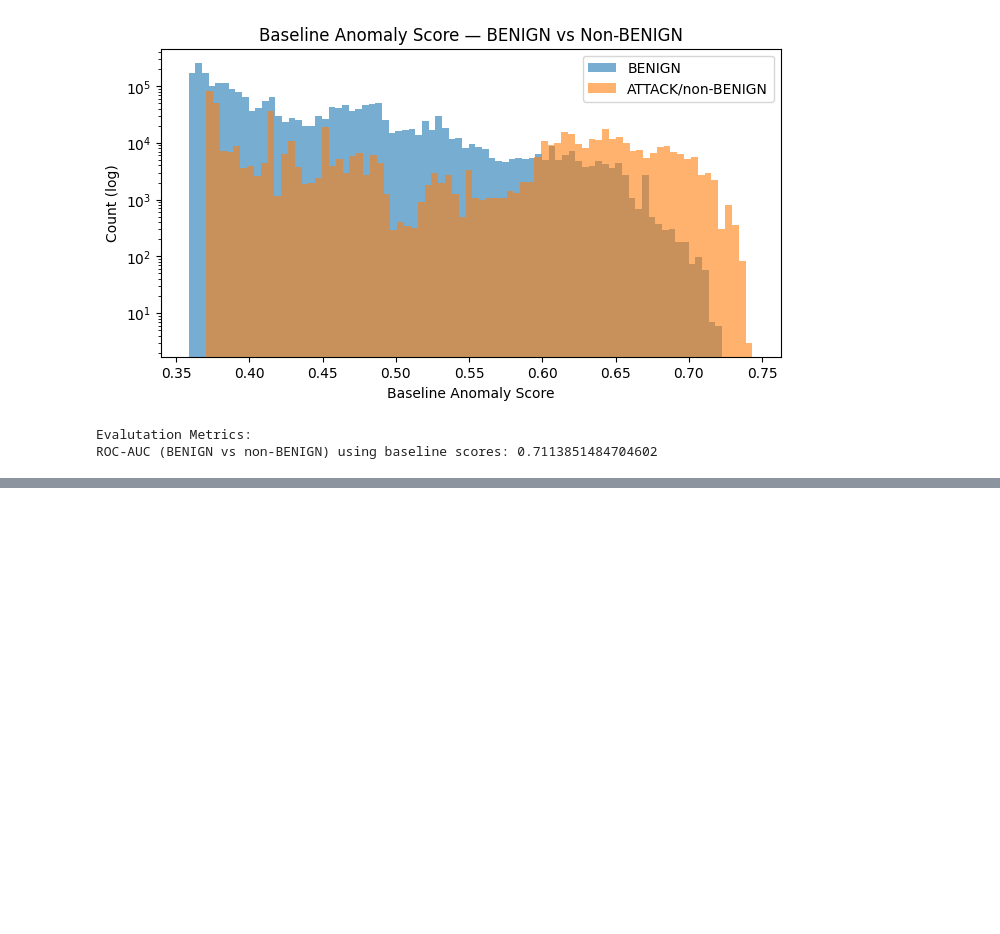
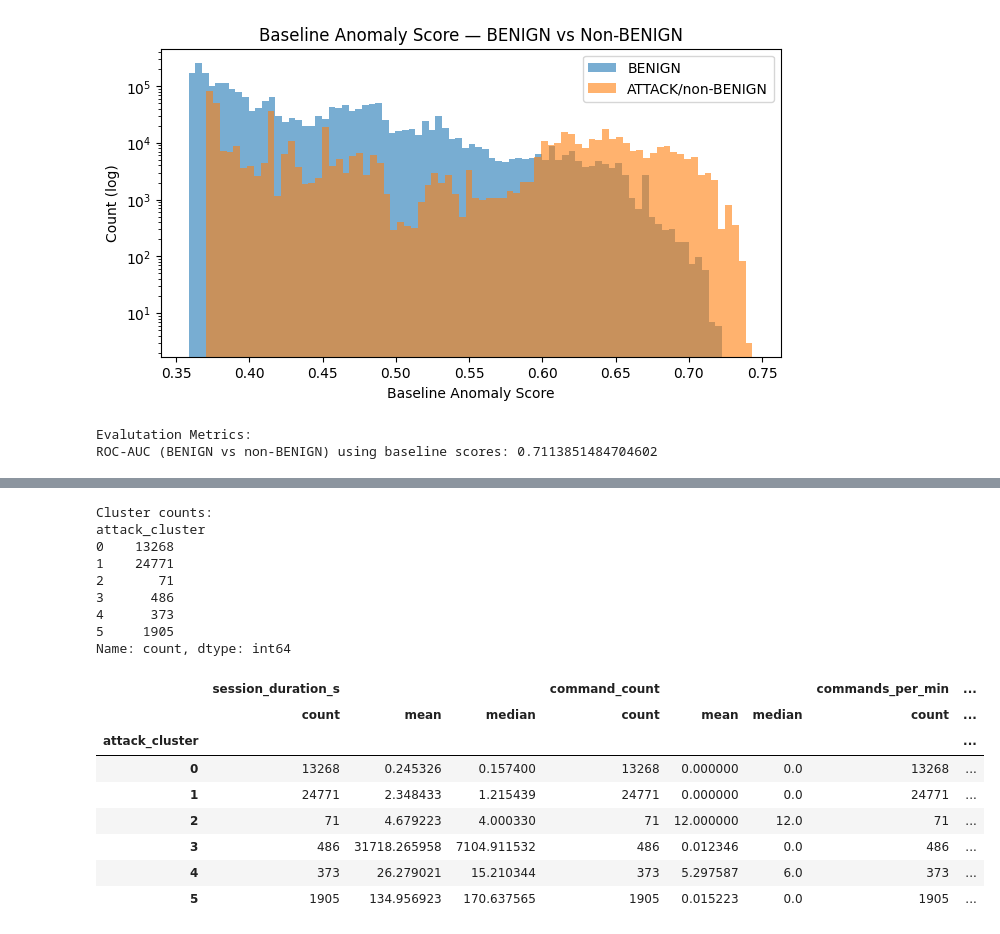
Before and after one commit to SethJonesIntern/SentinelGrid, a Jupyter notebook: machine-learning/notebooks/threat_analysis.ipynb, the cells around one changed output, grey strips where cells are left out. Saved outputs shown, nothing was run; the diff lists cells and outputs as text; code cells hidden in the pictures; blank space fills up the shorter version.

```diff
--- a/machine-learning/notebooks/threat_analysis.ipynb
+++ b/machine-learning/notebooks/threat_analysis.ipynb
@@ -396,0 +618,29 @@ Stand-in data for our future SentinelGrid data. Allows us to test the pipeline a
+# %%
+k_opt= k_range[np.argmax(sil_scores)]
+
+kmeans_attack= KMeans(n_clusters=k_opt, random_state=42)
+zen_sessions["attack_cluster"]= kmeans_attack.fit_predict(X_attack_scaled)
+
+print("Cluster counts:")
+print(zen_sessions["attack_cluster"].value_counts().sort_index())
+cluster_summary = zen_sessions.groupby("attack_cluster")[zen_cols].agg(["count", "mean", "median"])
+cluster_summary
+# %% [output]
+Cluster counts:
+attack_cluster
+0    13268
+1    24771
+2       71
+3      486
+4      373
+5     1905
+Name: count, dtype: int64
+|  | session_duration_s |  |  | command_count |  |  | commands_per_min | ... |
+|  | count | mean | median | count | mean | median | count | ... |
+| attack_cluster |  |  |  |  |  |  |  | ... |
+| 0 | 13268 | 0.245326 | 0.157400 | 13268 | 0.000000 | 0.0 | 13268 | ... |
+| 1 | 24771 | 2.348433 | 1.215439 | 24771 | 0.000000 | 0.0 | 24771 | ... |
+| 2 | 71 | 4.679223 | 4.000330 | 71 | 12.000000 | 12.0 | 71 | ... |
+| 3 | 486 | 31718.265958 | 7104.911532 | 486 | 0.012346 | 0.0 | 486 | ... |
+| 4 | 373 | 26.279021 | 15.210344 | 373 | 5.297587 | 6.0 | 373 | ... |
+| 5 | 1905 | 134.956923 | 170.637565 | 1905 | 0.015223 | 0.0 | 1905 | ... |
```
Also changed, not shown: parts of 16 cells of this notebook.
